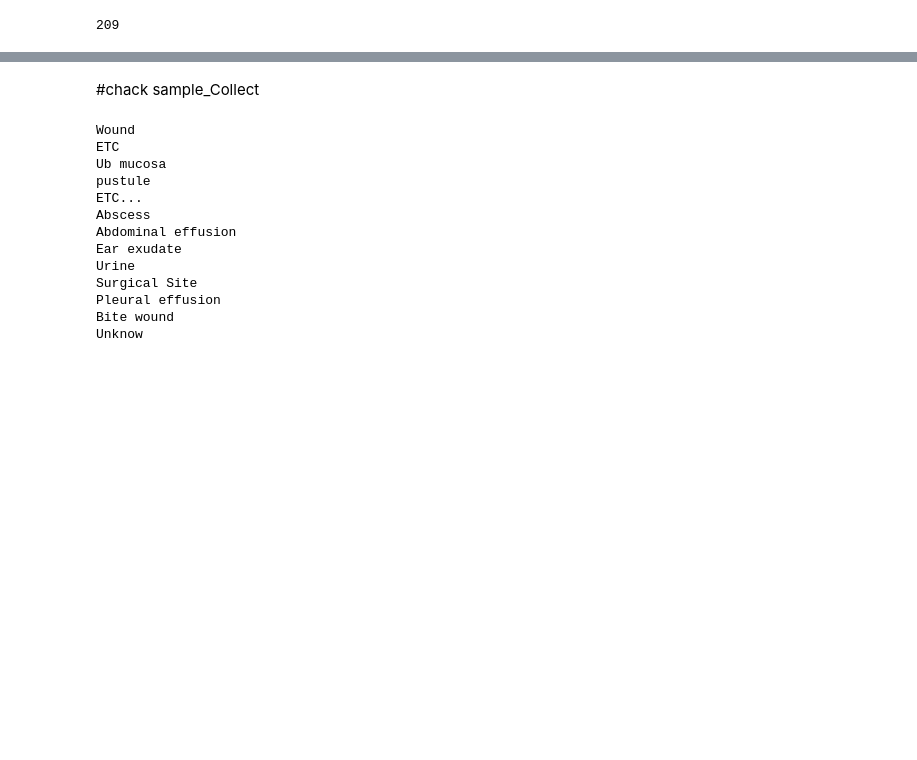
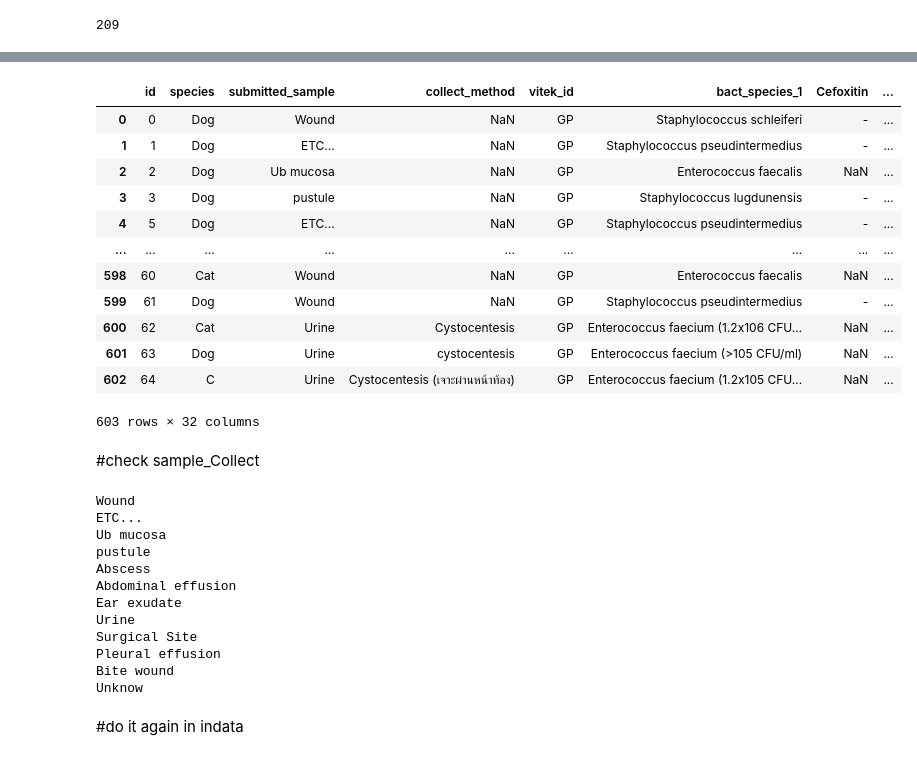
Before and after one commit to taletalesarb/Dog-and-Cat-Lab-test-to-medicine-recommendation, a Jupyter notebook: Cefovecin_decisionTree.ipynb, the cells around one changed output, grey strips where cells are left out. Saved outputs shown, nothing was run; the diff lists cells and outputs as text; code cells hidden in the pictures; blank space fills up the shorter version.

```diff
--- a/Cefovecin_decisionTree.ipynb
+++ b/Cefovecin_decisionTree.ipynb
@@ -107,7 +135,7 @@ for index, row in  traininput.iterrows():
   if case == "wound":
     AppenData = "Wound"
   elif case == "Granulomatous formation @ Lt Stifle (Sx site)":
-    AppenData = "ETC"
+    AppenData = "ETC..."
   elif case == "Right proximal ureter (calculi)": #Not Sure
     AppenData = "Ub mucosa"
   elif case == "Pustule":
@@ -677,8 +705,26 @@ for index, row in  traininput.iterrows():
   elif case == "Uterine mucosa":
     AppenData = "Ub mucosa"
   sample_Collect.append(AppenData)
+# %%
+traininput['submitted_sample'] = sample_Collect
+# %%
+traininput
+# %% [output]
+|  | id | species | submitted_sample | collect_method | vitek_id | bact_species_1 | Cefoxitin | ... |
+| 0 | 0 | Dog | Wound | NaN | GP | Staphylococcus schleiferi | - | ... |
+| 1 | 1 | Dog | ETC... | NaN | GP | Staphylococcus pseudintermedius | - | ... |
+| 2 | 2 | Dog | Ub mucosa | NaN | GP | Enterococcus faecalis | NaN | ... |
+| 3 | 3 | Dog | pustule | NaN | GP | Staphylococcus lugdunensis | - | ... |
+| 4 | 5 | Dog | ETC... | NaN | GP | Staphylococcus pseudintermedius | - | ... |
+| ... | ... | ... | ... | ... | ... | ... | ... | ... |
+| 598 | 60 | Cat | Wound | NaN | GP | Enterococcus faecalis | NaN | ... |
+| 599 | 61 | Dog | Wound | NaN | GP | Staphylococcus pseudintermedius | - | ... |
+| 600 | 62 | Cat | Urine | Cystocentesis | GP | Enterococcus faecium (1.2x106 CFU... | NaN | ... |
+| 601 | 63 | Dog | Urine | cystocentesis | GP | Enterococcus faecium (>105 CFU/ml) | NaN | ... |
+| 602 | 64 | C | Urine | Cystocentesis (เจาะผ่านหน้าท้อง) | GP | Enterococcus faecium (1.2x105 CFU... | NaN | ... |
+603 rows × 32 columns
 # %% [markdown]
-#chack sample_Collect
+#check sample_Collect
 # %%
 sample_Collect
 # %%
@@ -694,10 +740,9 @@ def unique(list1):
 unique(sample_Collect)
 # %% [output]
 Wound
-ETC
+ETC...
 Ub mucosa
 pustule
-ETC...
 Abscess
 Abdominal effusion
 Ear exudate
@@ -706,3 +751,5 @@ Surgical Site
 Pleural effusion
 Bite wound
 Unknow
+# %% [markdown]
+#do it again in indata
```
Also changed, not shown: parts of 6 cells of this notebook.
